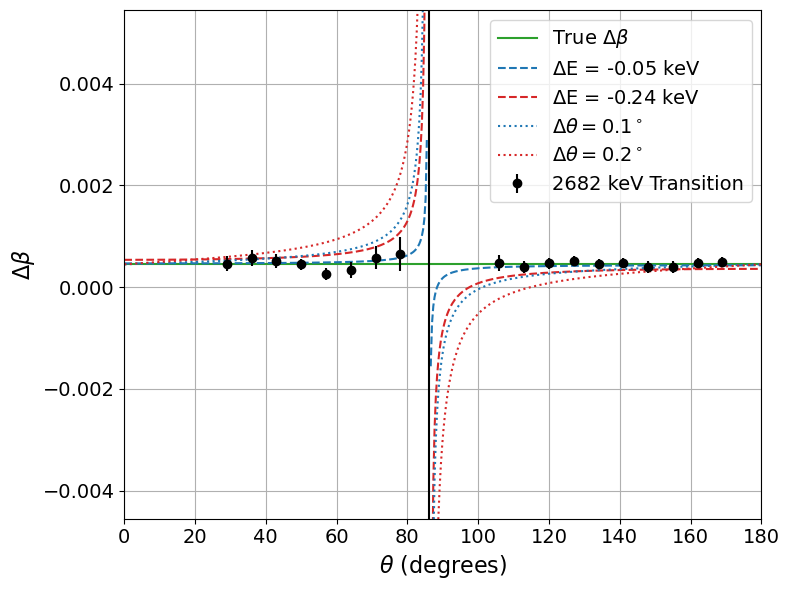
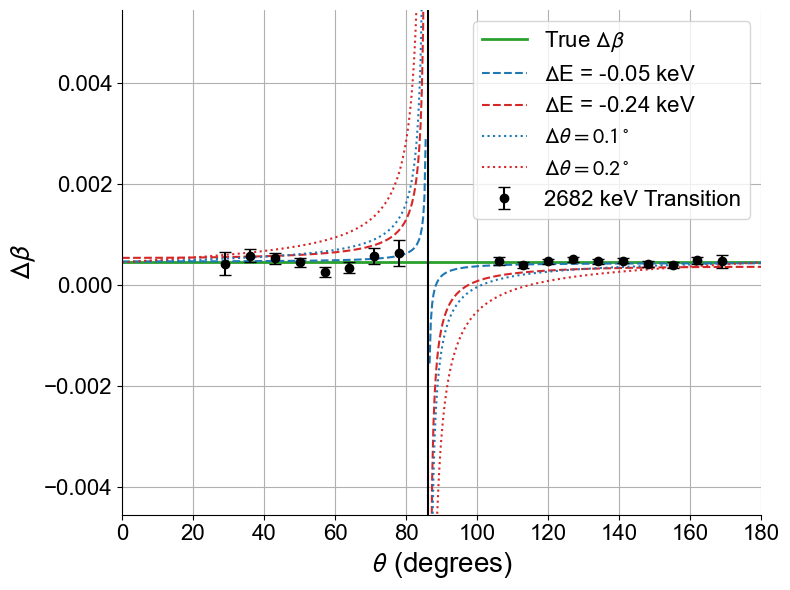
The change to this notebook cell's code, shown as a diff; its figure went from the first image to the second:
--- before
+++ after
@@ -17,6 +17,6 @@
 y2 = y2 - 0.07 + delta_beta_ref
 
-plt.plot(np.rad2deg(x1), y1, label=r'True $\Delta \beta$', color='tab:green')
-plt.plot(np.rad2deg(x2), y2, color='tab:green')
+plt.plot(np.rad2deg(x1), y1, label=r'True $\Delta \beta$', color='tab:green', lw=2)
+plt.plot(np.rad2deg(x2), y2, color='tab:green', lw=2)
 
 beta_vals1, beta_vals2, theta_vals = calculate_doppler_beta(2.682, energy_offset=-0.00005, angle_offset=0.0, fixed_beta=0.07)
@@ -59,5 +59,6 @@
 theta_data, delta_beta_data, delta_beta_error = data
 
-plt.errorbar(theta_data, delta_beta_data, yerr=delta_beta_error, fmt='o', color='black', label='2682 keV Transition')
+plt.errorbar(theta_data, delta_beta_data, yerr=delta_beta_error, fmt='o', color='black', label='2682 keV Transition',
+             capsize=4, markeredgecolor='black', markeredgewidth=1, zorder=5, elinewidth=1.5)
 
 plt.axvline(86, color='black')
@@ -66,9 +67,9 @@
 plt.ylim(-1, 1)
 
-plt.xlabel(r'$\theta$ (degrees)', fontsize=16)
-plt.ylabel(r'$\Delta \beta$', fontsize=16)
+plt.xlabel(r'$\theta$ (degrees)', fontsize=20)
+plt.ylabel(r'$\Delta \beta$', fontsize=20)
 
-plt.xticks(fontsize=14)
-plt.yticks(fontsize=14)
+plt.xticks(fontsize=16)
+plt.yticks(fontsize=16)
 
 plt.ylim(-5e-3 + delta_beta_ref, 5e-3 + delta_beta_ref)
@@ -76,5 +77,10 @@
 plt.grid()
 
-plt.legend(fontsize=14)
+plt.legend(fontsize=16)
+
+# Remove upper and right spines
+ax = plt.gca()
+ax.spines['top'].set_visible(False)
+ax.spines['right'].set_visible(False)
 
 plt.tight_layout()

Commit: Clean before the paper submission.